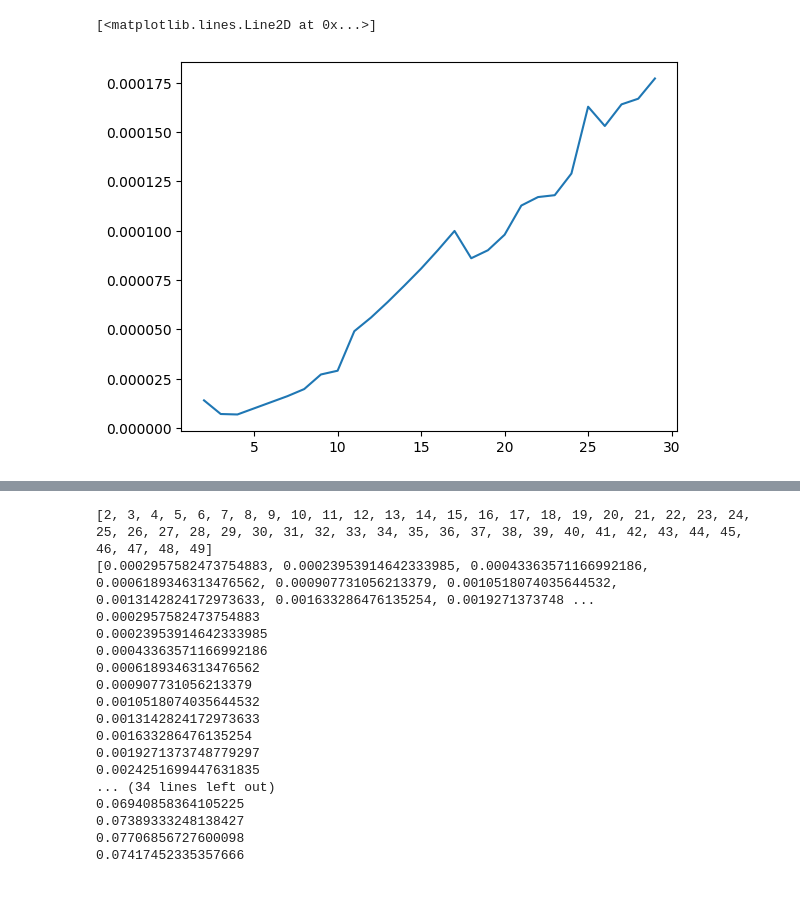
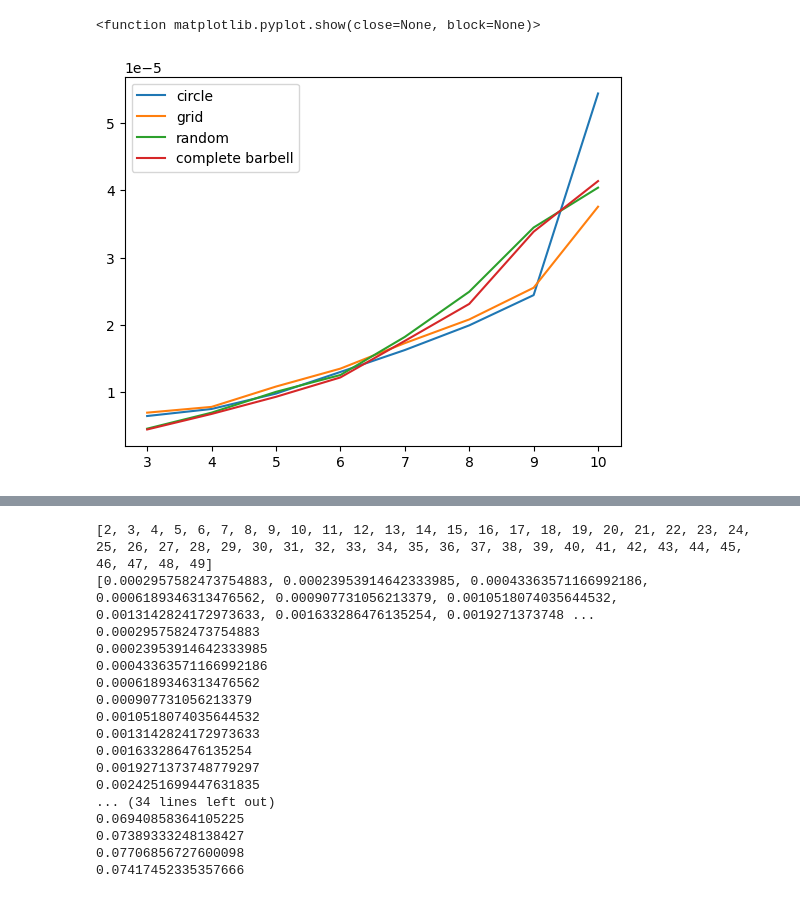
Before and after one commit to olincollege/directed-salesman, a Jupyter notebook: algorithm_testing.ipynb, the cells around one changed output, grey strips where cells are left out. Cells and saved outputs as stored; diff of their text form; code cells hidden in the pictures.

Commit message:
plotting work

```diff
--- a/algorithm_testing.ipynb
+++ b/algorithm_testing.ipynb
@@ -17,20 +17,39 @@ sizes.remove(1)
 #sizes2 = list(range(9))
 #sizes2.remove(0)
 #sizes2.remove(1)
-times = alg_test.run_on_range_no_correct(utils.circle_graph, branch_and_bound.branch_and_bound, sizes)
+times = alg_test.run_on_range_no_correct(utils.circle_graph, nearest_neighbor.tsp_nearest_neighbor, sizes)
 #times2 = alg_test.run_multiple_on_range_no_correct(utils.random_graph, brute_force.brute_force, sizes2, 5)
 
 
 
 
 #print(times)
-
+print(times)
 plt.plot(sizes, times)
 
 # figure, axis = plt.subplots(1, 2)
 # axis[0].plot(sizes, times, label = "brute force")
 # axis[0].plot(sizes, times, label = "branch and bound")
 # axis[0].set_title("times")
-# %% [output]
-[<matplotlib.lines.Line2D at 0x...>]
-[figure, removed]
+# %%
+sizes = list(range(8))
+sizes.remove(0)
+sizes.remove(1)
+sizes.remove(2)
+num_runs = 10
+times_circle, corr_circle = alg_test.run_multiple_on_range_with_correct(utils.circle_graph, nearest_neighbor.tsp_nearest_neighbor, sizes, num_runs)
+times_grid, corr_grid = alg_test.run_multiple_on_range_with_correct(utils.rectangle_graph, nearest_neighbor.tsp_nearest_neighbor, sizes, num_runs)
+times_rando, corr_rando = alg_test.run_multiple_on_range_with_correct(utils.random_graph, nearest_neighbor.tsp_nearest_neighbor, sizes, num_runs)
+times_barb_comp, corr_barb_comp = alg_test.run_multiple_on_range_with_correct(utils.complete_barbell, nearest_neighbor.tsp_nearest_neighbor, sizes, num_runs)
+#times_bipartite, corr_bipartite = alg_test.run_multiple_on_range_with_correct(utils.bipartite_graph, nearest_neighbor.tsp_nearest_neighbor, sizes, 1)
+# %%
+plt.plot(sizes, times_circle, label = "circle")
+plt.plot(sizes, times_grid, label = "grid")
+plt.plot(sizes, times_rando, label = "random")
+plt.plot(sizes, times_barb_comp, label = "complete barbell")
+
+plt.legend()
+plt.show
+# %% [output]
+<function matplotlib.pyplot.show(close=None, block=None)>
+[figure, added]
```
Also changed, not shown: parts of 1 cell of this notebook, 1 other file.
